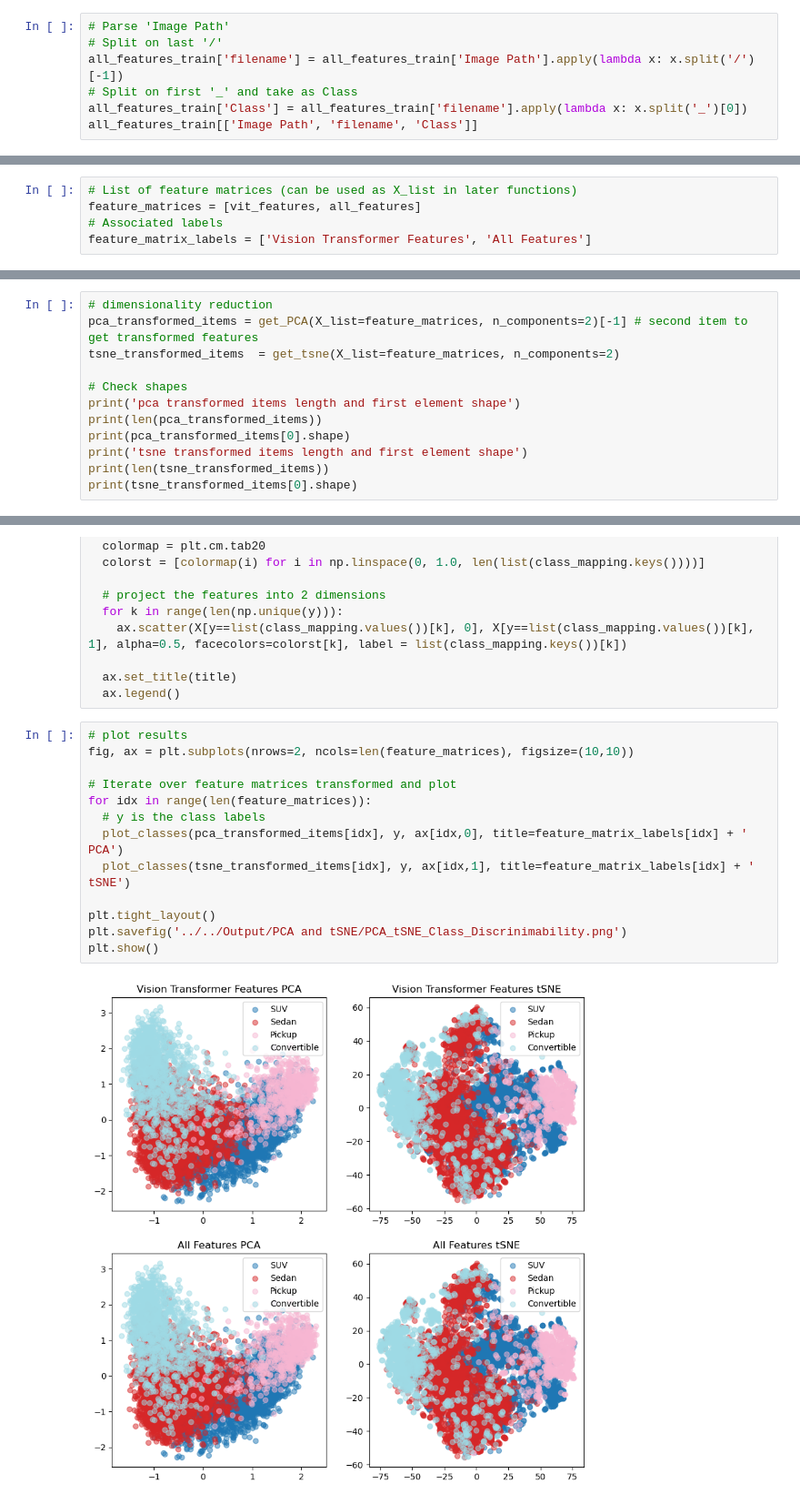
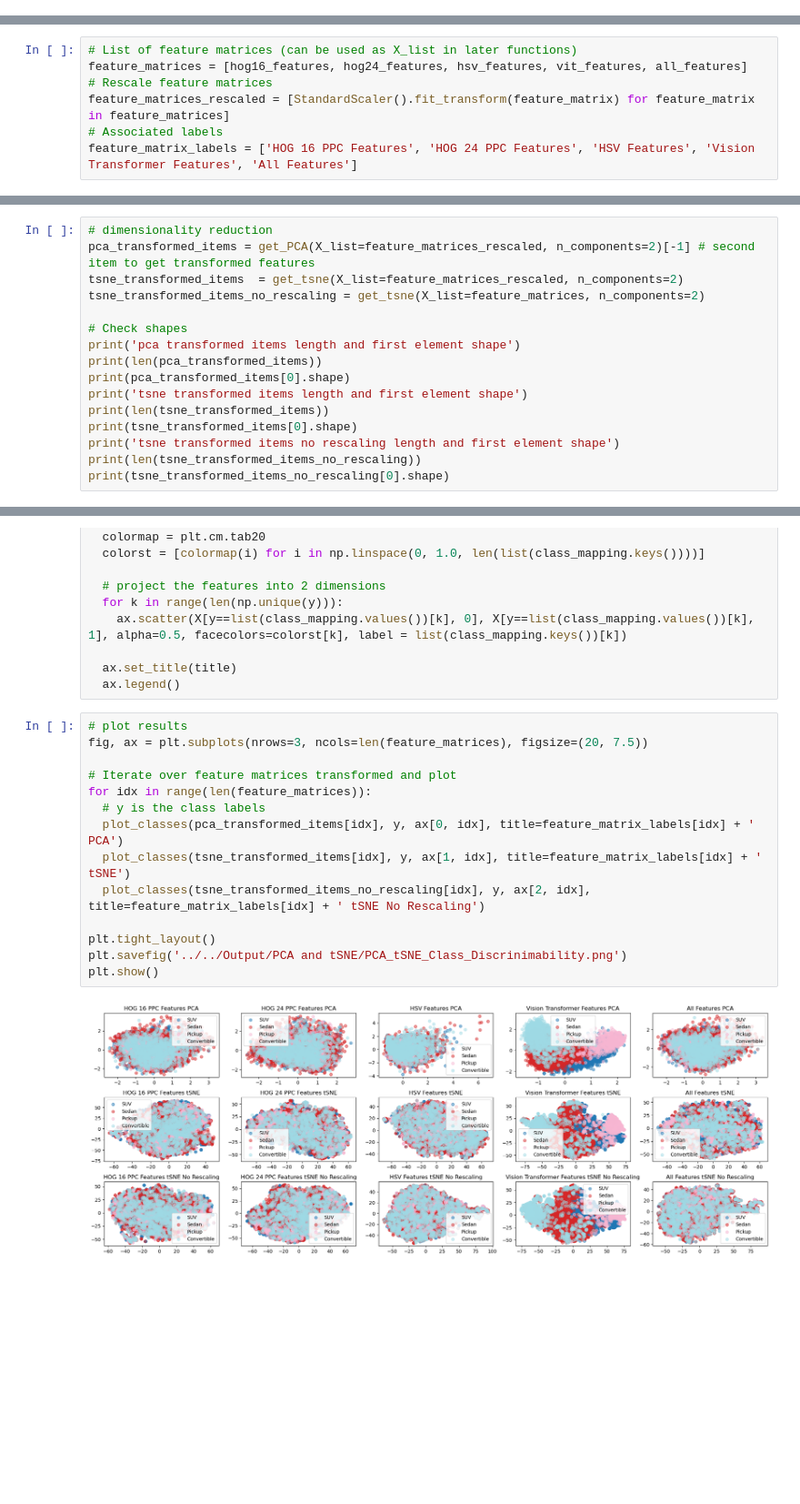
Before and after one commit to ijyliu/computer-vision-project, a Jupyter notebook: Code/Dimensionality Reduction and Visualization/PCA_tSNE_Train_Set.ipynb, the cells around one changed output, grey strips where cells are left out. Shown at 91% size. Saved outputs shown, nothing was run; the diff lists cells and outputs as text; blank space fills up the shorter version.

Commit message:
overhaul plot code and all data construction

```diff
--- a/Code/Dimensionality Reduction and Visualization/PCA_tSNE_Train_Set.ipynb
+++ b/Code/Dimensionality Reduction and Visualization/PCA_tSNE_Train_Set.ipynb
@@ -47,7 +45,0 @@ all_features_train
-# %%
-# Parse 'Image Path'
-# Split on last '/'
-all_features_train['filename'] = all_features_train['Image Path'].apply(lambda x: x.split('/')[-1])
-# Split on first '_' and take as Class
-all_features_train['Class'] = all_features_train['filename'].apply(lambda x: x.split('_')[0])
-all_features_train[['Image Path', 'filename', 'Class']]
@@ -95,8 +96,10 @@ all features shape: (6596, 1280)
 # %%
 # List of feature matrices (can be used as X_list in later functions)
-feature_matrices = [vit_features, all_features]
+feature_matrices = [hog16_features, hog24_features, hsv_features, vit_features, all_features]
+# Rescale feature matrices
+feature_matrices_rescaled = [StandardScaler().fit_transform(feature_matrix) for feature_matrix in feature_matrices]
 # Associated labels
-feature_matrix_labels = ['Vision Transformer Features', 'All Features']
+feature_matrix_labels = ['HOG 16 PPC Features', 'HOG 24 PPC Features', 'HSV Features', 'Vision Transformer Features', 'All Features']
 # %% [markdown]
 ## Run PCA
 # %%
@@ -153,7 +161,8 @@ x = plot_PCA(X_list=feature_matrices, feature_labels=feature_matrix_labels, n_co
 # %%
 # dimensionality reduction
-pca_transformed_items = get_PCA(X_list=feature_matrices, n_components=2)[-1] # second item to get transformed features
-tsne_transformed_items  = get_tsne(X_list=feature_matrices, n_components=2)
+pca_transformed_items = get_PCA(X_list=feature_matrices_rescaled, n_components=2)[-1] # second item to get transformed features
+tsne_transformed_items  = get_tsne(X_list=feature_matrices_rescaled, n_components=2)
+tsne_transformed_items_no_rescaling = get_tsne(X_list=feature_matrices, n_components=2)
 
 # Check shapes
 print('pca transformed items length and first element shape')
@@ -162,5 +171,8 @@ print(pca_transformed_items[0].shape)
 print('tsne transformed items length and first element shape')
 print(len(tsne_transformed_items))
 print(tsne_transformed_items[0].shape)
+print('tsne transformed items no rescaling length and first element shape')
+print(len(tsne_transformed_items_no_rescaling))
+print(tsne_transformed_items_no_rescaling[0].shape)
 # %% [output]
 pca transformed items length and first element shape
@@ -189,16 +204,17 @@ def plot_classes(X, y, ax, title):
   ax.legend()
 # %%
 # plot results
-fig, ax = plt.subplots(nrows=2, ncols=len(feature_matrices), figsize=(10,10))
+fig, ax = plt.subplots(nrows=3, ncols=len(feature_matrices), figsize=(20, 7.5))
 
 # Iterate over feature matrices transformed and plot
 for idx in range(len(feature_matrices)):
   # y is the class labels
-  plot_classes(pca_transformed_items[idx], y, ax[idx,0], title=feature_matrix_labels[idx] + ' PCA')
-  plot_classes(tsne_transformed_items[idx], y, ax[idx,1], title=feature_matrix_labels[idx] + ' tSNE')
+  plot_classes(pca_transformed_items[idx], y, ax[0, idx], title=feature_matrix_labels[idx] + ' PCA')
+  plot_classes(tsne_transformed_items[idx], y, ax[1, idx], title=feature_matrix_labels[idx] + ' tSNE')
+  plot_classes(tsne_transformed_items_no_rescaling[idx], y, ax[2, idx], title=feature_matrix_labels[idx] + ' tSNE No Rescaling')
 
 plt.tight_layout()
 plt.savefig('../../Output/PCA and tSNE/PCA_tSNE_Class_Discrinimability.png')
 plt.show()
 # %% [output]
-[figure, old version]
+[figure, new version]
```
Also changed, not shown: parts of 10 cells of this notebook, 38 other files.
